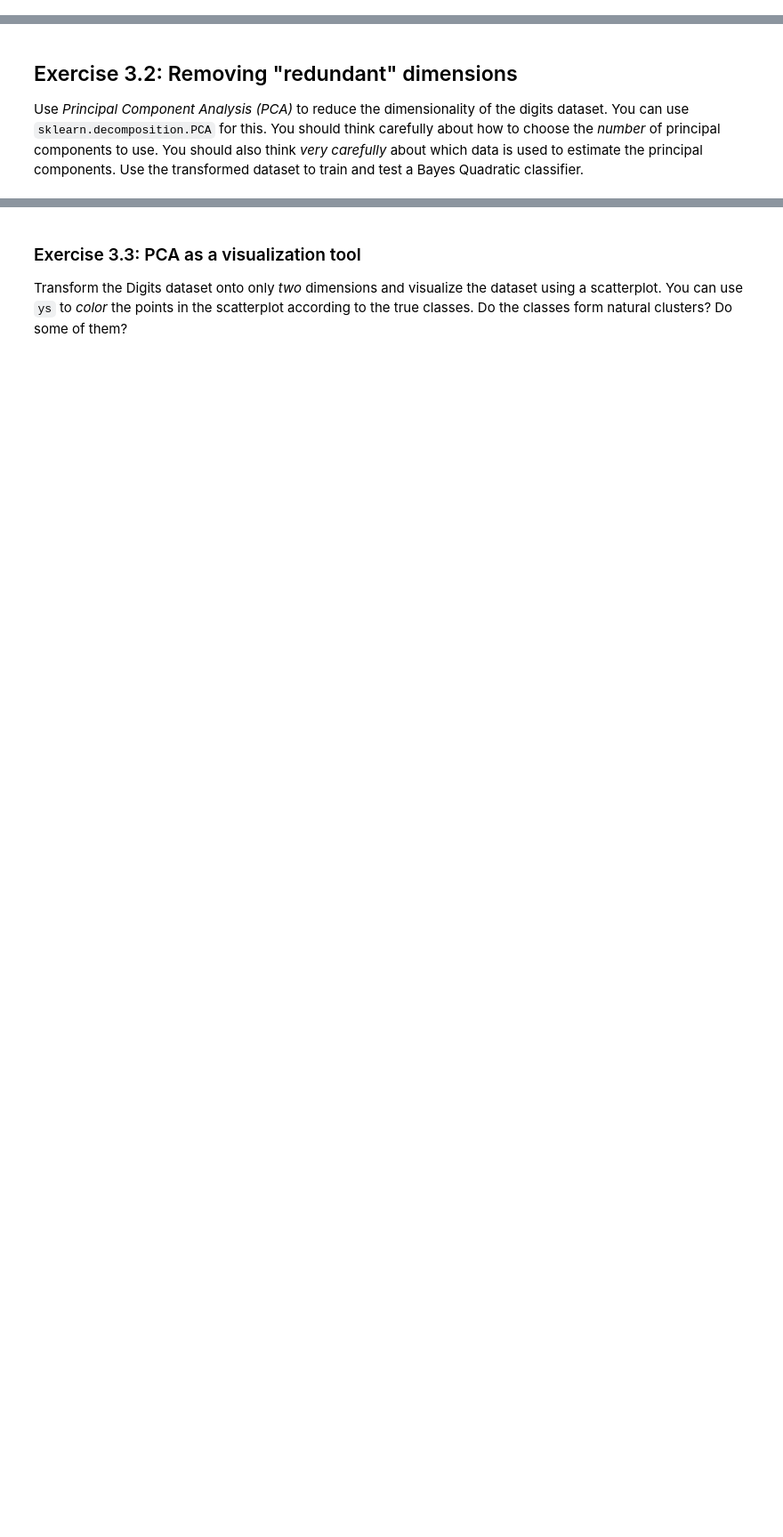
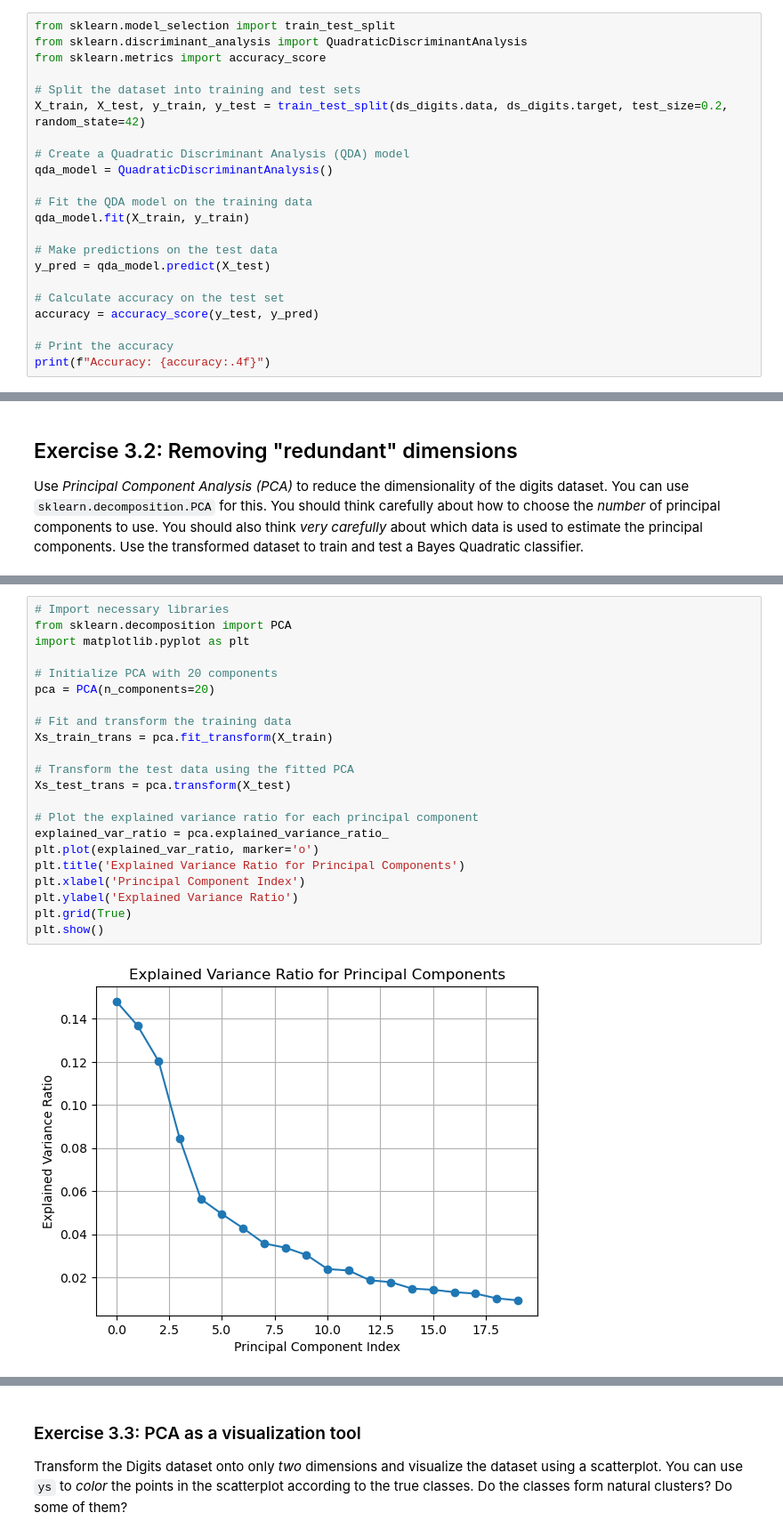
Before and after one commit to Pampaj7/FMLab, a Jupyter notebook: FML-Pampaloni-UnsupervisedLearning.ipynb, the cells around one changed output, grey strips where cells are left out. Shown at 89% size. Cells and saved outputs as stored; diff of their text form; blank space fills up the shorter version.

```diff
--- a/FML-Pampaloni-UnsupervisedLearning.ipynb
+++ b/FML-Pampaloni-UnsupervisedLearning.ipynb
@@ -443,0 +605,22 @@ qdc.fit(Xs, ys)
+# %%
+from sklearn.model_selection import train_test_split
+from sklearn.discriminant_analysis import QuadraticDiscriminantAnalysis
+from sklearn.metrics import accuracy_score
+
+# Split the dataset into training and test sets
+X_train, X_test, y_train, y_test = train_test_split(ds_digits.data, ds_digits.target, test_size=0.2, random_state=42)
+
+# Create a Quadratic Discriminant Analysis (QDA) model
+qda_model = QuadraticDiscriminantAnalysis()
+
+# Fit the QDA model on the training data
+qda_model.fit(X_train, y_train)
+
+# Make predictions on the test data
+y_pred = qda_model.predict(X_test)
+
+# Calculate accuracy on the test set
+accuracy = accuracy_score(y_test, y_pred)
+
+# Print the accuracy
+print(f"Accuracy: {accuracy:.4f}")
@@ -464,0 +635,24 @@ plt.figure(figsize = (2, 3)); plt.imshow(pca.components_[0].reshape(8, 8))
+# %%
+# Import necessary libraries
+from sklearn.decomposition import PCA
+import matplotlib.pyplot as plt
+
+# Initialize PCA with 20 components
+pca = PCA(n_components=20)
+
+# Fit and transform the training data
+Xs_train_trans = pca.fit_transform(X_train)
+
+# Transform the test data using the fitted PCA
+Xs_test_trans = pca.transform(X_test)
+
+# Plot the explained variance ratio for each principal component
+explained_var_ratio = pca.explained_variance_ratio_
+plt.plot(explained_var_ratio, marker='o')
+plt.title('Explained Variance Ratio for Principal Components')
+plt.xlabel('Principal Component Index')
+plt.ylabel('Explained Variance Ratio')
+plt.grid(True)
+plt.show()
+# %% [output]
+[figure, added]
```
Also changed, not shown: parts of 36 cells of this notebook.
